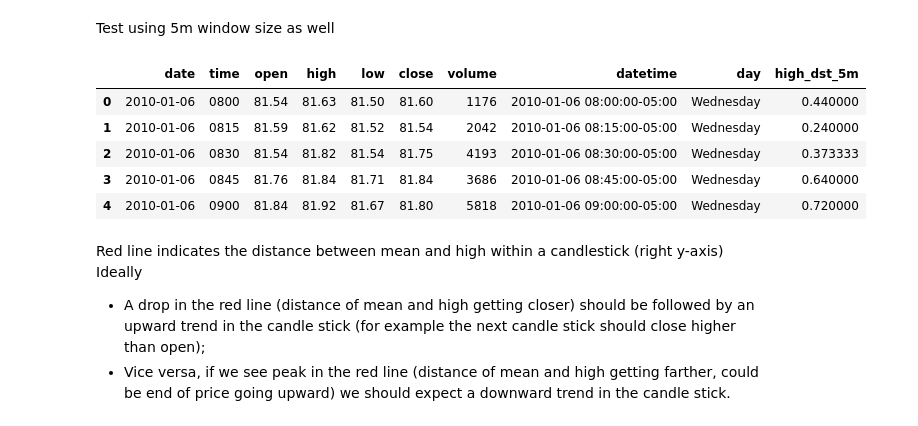
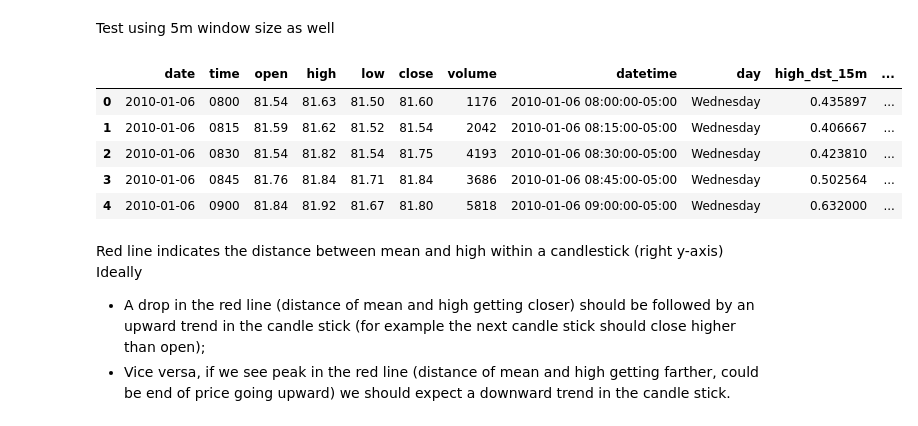
Before and after one commit to daQuincy/Takumi, a Jupyter notebook: 005 - feature_engineering_1.ipynb, the cells around one changed output. Cells and saved outputs as stored; diff of their text form; code cells hidden in the pictures.

```diff
--- a/005 - feature_engineering.ipynb
+++ b/005 - feature_engineering_1.ipynb
@@ -104,7 +104,7 @@ $$distance = (high - mean) / (high - low)$$
 # %%
 # test out idea
 
-df_uturn = []
+df_test = []
 counter = 0
 for day, df_day in tqdm.tqdm(df.groupby(pd.Grouper(key='datetime', freq='D'))):
     if df_day.shape[0] == 0:
@@ -126,10 +126,10 @@ for day, df_day in tqdm.tqdm(df.groupby(pd.Grouper(key='datetime', freq='D'))):
     distances = pd.DataFrame(distances)
 
     df_day = pd.merge(left=df_day, right=distances, how='left', on='datetime')
-    df_uturn.append(df_day)
+    df_test.append(df_day)
 
-df_uturn = pd.concat(df_uturn).sort_values('datetime')
-df_uturn.head()
+df_test = pd.concat(df_test).sort_values('datetime')
+df_test.head()
 # %% [output]
 |  | date | time | open | high | low | close | volume | datetime | day | high_dst_15m |
 | 0 | 2010-01-06 | 0800 | 81.54 | 81.63 | 81.50 | 81.60 | 1176 | 2010-01-06 08:00:00-05:00 | Wednesday | 0.435897 |
@@ -142,38 +142,39 @@ Test using 5m window size as well
 # %%
 # test out idea
 
-df_uturn2 = []
+df_uturn = []
 for day, df_day in tqdm.tqdm(df.groupby(pd.Grouper(key='datetime', freq='D'))):
     if df_day.shape[0] == 0:
         continue
 
     df_day_1m = df_wti_1m[
         (df_wti_1m['datetime'] >= df_day['datetime'].iloc[0]) &
         (df_wti_1m['datetime'] < (df_day['datetime'].iloc[-1] + pd.Timedelta(minutes=5)))
     ]
 
     distances = []
     for time_range, df_tmp in df_day_1m.groupby(pd.Grouper(key='datetime', freq='5min')):
         mean = df_tmp['close'].mean()
         high = df_tmp['high'].max()
         low = df_tmp['low'].min()
         # distance to high, approaching 0 means getting closer
         dist = (high - mean) / (high - low)
         distances.append({'datetime': pd.to_datetime(time_range), 'high_dst_5m': dist})
     distances = pd.DataFrame(distances)
 
     df_day = pd.merge(left=df_day, right=distances, how='left', on='datetime')
-    df_uturn2.append(df_day)
+    df_uturn.append(df_day)
 
-df_uturn2 = pd.concat(df_uturn2).sort_values('datetime')
-df_uturn2.head()
+df_uturn = pd.concat(df_uturn).sort_values('datetime')
+df_test['high_dst_5m'] = df_uturn['high_dst_5m']
+df_test.head()
 # %% [output]
-|  | date | time | open | high | low | close | volume | datetime | day | high_dst_5m |
-| 0 | 2010-01-06 | 0800 | 81.54 | 81.63 | 81.50 | 81.60 | 1176 | 2010-01-06 08:00:00-05:00 | Wednesday | 0.440000 |
-| 1 | 2010-01-06 | 0815 | 81.59 | 81.62 | 81.52 | 81.54 | 2042 | 2010-01-06 08:15:00-05:00 | Wednesday | 0.240000 |
-| 2 | 2010-01-06 | 0830 | 81.54 | 81.82 | 81.54 | 81.75 | 4193 | 2010-01-06 08:30:00-05:00 | Wednesday | 0.373333 |
-| 3 | 2010-01-06 | 0845 | 81.76 | 81.84 | 81.71 | 81.84 | 3686 | 2010-01-06 08:45:00-05:00 | Wednesday | 0.640000 |
-| 4 | 2010-01-06 | 0900 | 81.84 | 81.92 | 81.67 | 81.80 | 5818 | 2010-01-06 09:00:00-05:00 | Wednesday | 0.720000 |
+|  | date | time | open | high | low | close | volume | datetime | day | high_dst_15m | ... |
+| 0 | 2010-01-06 | 0800 | 81.54 | 81.63 | 81.50 | 81.60 | 1176 | 2010-01-06 08:00:00-05:00 | Wednesday | 0.435897 | ... |
+| 1 | 2010-01-06 | 0815 | 81.59 | 81.62 | 81.52 | 81.54 | 2042 | 2010-01-06 08:15:00-05:00 | Wednesday | 0.406667 | ... |
+| 2 | 2010-01-06 | 0830 | 81.54 | 81.82 | 81.54 | 81.75 | 4193 | 2010-01-06 08:30:00-05:00 | Wednesday | 0.423810 | ... |
+| 3 | 2010-01-06 | 0845 | 81.76 | 81.84 | 81.71 | 81.84 | 3686 | 2010-01-06 08:45:00-05:00 | Wednesday | 0.502564 | ... |
+| 4 | 2010-01-06 | 0900 | 81.84 | 81.92 | 81.67 | 81.80 | 5818 | 2010-01-06 09:00:00-05:00 | Wednesday | 0.632000 | ... |
 # %% [markdown]
 Red line indicates the distance between mean and high within a candlestick (right y-axis)
 Ideally
```
Also changed, not shown: parts of 24 cells of this notebook, 2 other files.
